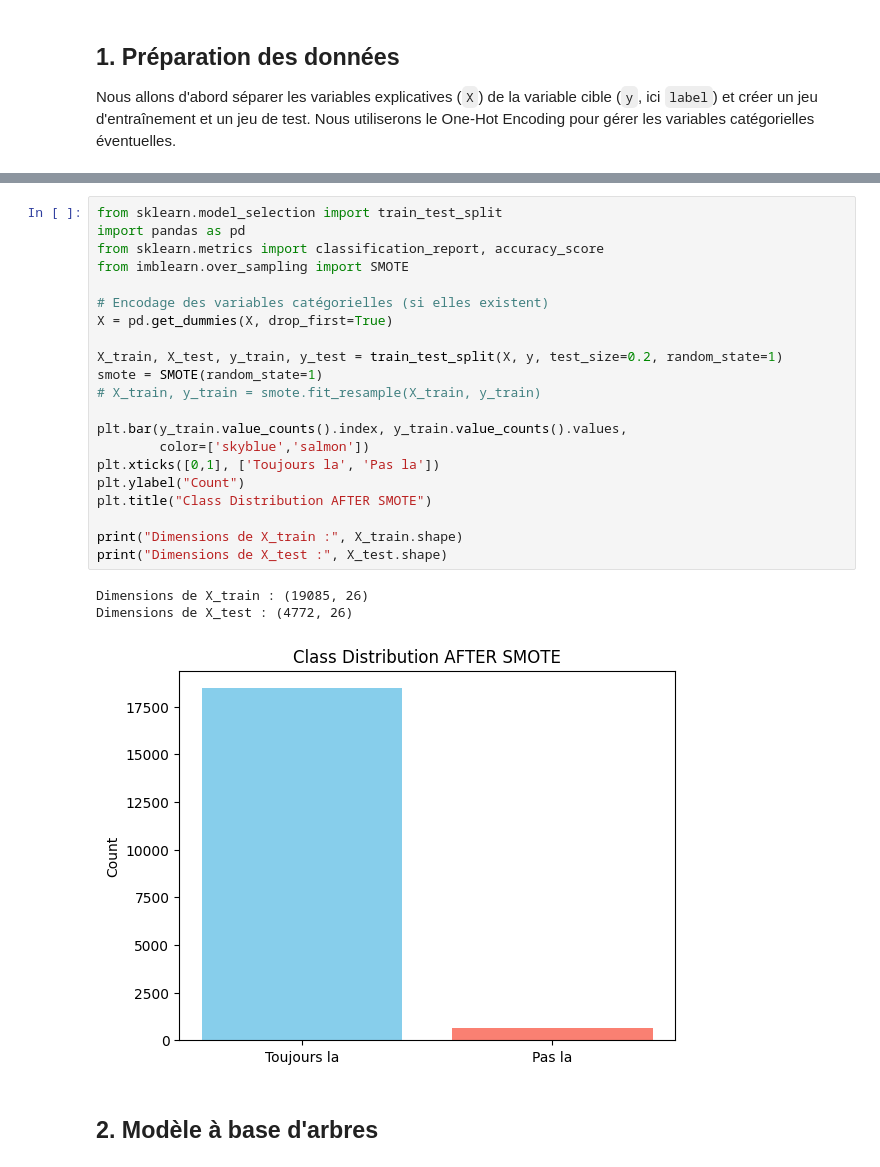
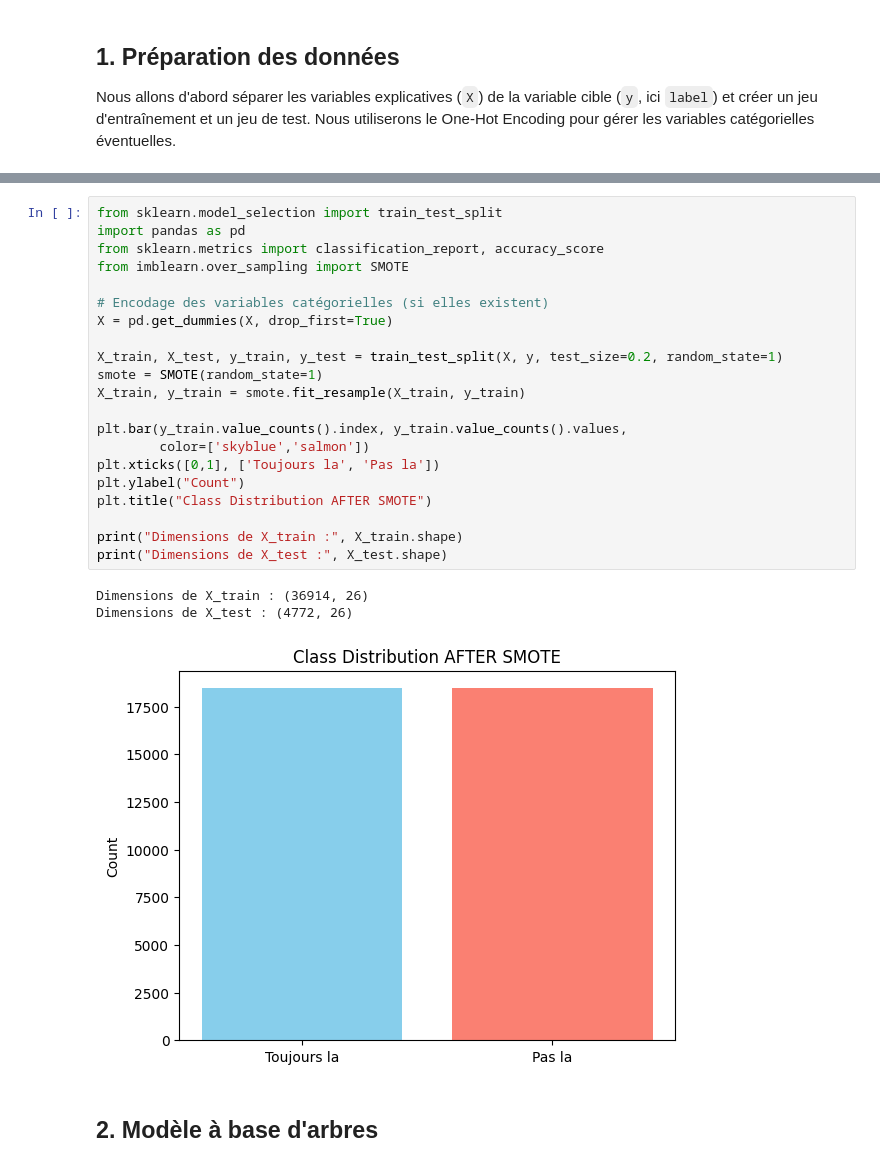
Before and after one commit to hughdmr/REXIA, a Jupyter notebook: RH_DHARDEMARE_PETIT_VAUTERIN.ipynb, the cells around one changed output, grey strips where cells are left out. Cells and saved outputs as stored; diff of their text form.

```diff
--- a/RH_DHARDEMARE_PETIT_VAUTERIN.ipynb
+++ b/RH_DHARDEMARE_PETIT_VAUTERIN.ipynb
@@ -299,27 +294,27 @@ Text(0.5, 1.0, 'Class Distribution AFTER SMOTE')
 # %%
 from sklearn.model_selection import train_test_split
 import pandas as pd
 from sklearn.metrics import classification_report, accuracy_score
 from imblearn.over_sampling import SMOTE
 
 # Encodage des variables catégorielles (si elles existent)
 X = pd.get_dummies(X, drop_first=True)
 
 X_train, X_test, y_train, y_test = train_test_split(X, y, test_size=0.2, random_state=1)
 smote = SMOTE(random_state=1)
-# X_train, y_train = smote.fit_resample(X_train, y_train)
+X_train, y_train = smote.fit_resample(X_train, y_train)
 
 plt.bar(y_train.value_counts().index, y_train.value_counts().values,
         color=['skyblue','salmon'])
 plt.xticks([0,1], ['Toujours la', 'Pas la'])
 plt.ylabel("Count")
 plt.title("Class Distribution AFTER SMOTE")
 
 print("Dimensions de X_train :", X_train.shape)
 print("Dimensions de X_test :", X_test.shape)
 # %% [output]
-Dimensions de X_train : (19085, 26)
+Dimensions de X_train : (36914, 26)
 Dimensions de X_test : (4772, 26)
-[figure, old version]
+[figure, new version]
 # %% [markdown]
 ## 2. Modèle à base d'arbres
```
Also changed, not shown: parts of 9 cells of this notebook.
